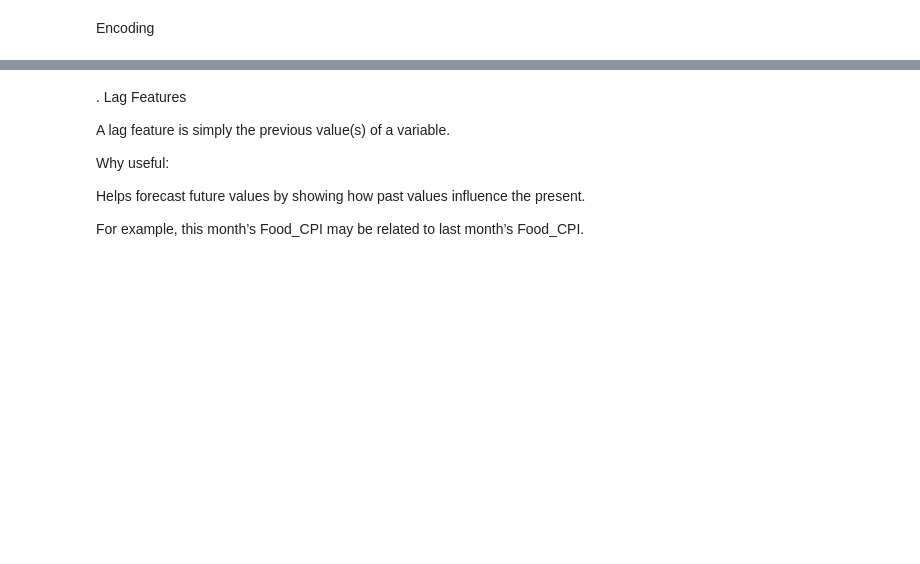
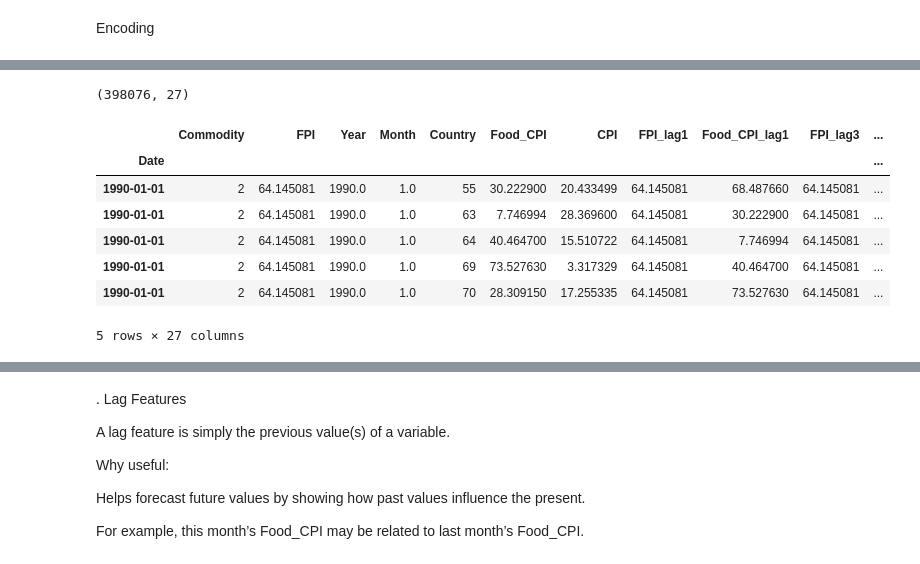
Before and after one commit to j-o-y-14/FOOD_PRICE_MONITOR, a Jupyter notebook: food.ipynb, the cells around one changed output, grey strips where cells are left out. Cells and saved outputs as stored; diff of their text form; code cells hidden in the pictures; blank space fills up the shorter version.

```diff
--- a/food.ipynb
+++ b/food.ipynb
@@ -626,18 +638,22 @@ merged.tail()
 Encoding
 # %%
 from sklearn.preprocessing import LabelEncoder
-
-# Copy dataset for ML models
-ml_df = merged.copy()
 
 # Label encode Commodity and Country
 for col in ['Commodity', 'Country']:
     le = LabelEncoder()
-    ml_df[col] = le.fit_transform(ml_df[col])
+    merged[col] = le.fit_transform(merged[col])
 # %%
-# Lag features
-
-lags = [1, 3, 6, 12]  # months
+# --- Lag Features ---
+lags = [1, 3, 6, 12]
 for lag in lags:
-    ts_df[f'FPI_lag{lag}'] = ts_df['FPI'].shift(lag)
-    ts_df[f'Food_CPI_lag{lag}'] = ts_df['Food_CPI'].shift(lag)
+    merged[f'FPI_lag{lag}'] = merged['FPI'].shift(lag)
+    merged[f'Food_CPI_lag{lag}'] = merged['Food_CPI'].shift(lag)
+# %%
+# --- Rolling Features ---
+windows = [3, 6, 12]
+for window in windows:
+    merged[f'FPI_roll_mean_{window}'] = merged['FPI'].rolling(window=window).mean()
+    merged[f'FPI_roll_std_{window}'] = merged['FPI'].rolling(window=window).std()
+    merged[f'Food_CPI_roll_mean_{window}'] = merged['Food_CPI'].rolling(window=window).mean()
+    merged[f'Food_CPI_roll_std_{window}'] = merged['Food_CPI'].rolling(window=window).std()
@@ -643,0 +703,15 @@ for lag in lags:
+# %%
+merged.shape
+# %% [output]
+(398076, 27)
+# %%
+merged.head()
+# %% [output]
+|  | Commodity | FPI | Year | Month | Country | Food_CPI | CPI | FPI_lag1 | Food_CPI_lag1 | FPI_lag3 | ... |
+| Date |  |  |  |  |  |  |  |  |  |  | ... |
+| 1990-01-01 | 2 | 64.145081 | 1990.0 | 1.0 | 55 | 30.222900 | 20.433499 | 64.145081 | 68.487660 | 64.145081 | ... |
+| 1990-01-01 | 2 | 64.145081 | 1990.0 | 1.0 | 63 | 7.746994 | 28.369600 | 64.145081 | 30.222900 | 64.145081 | ... |
+| 1990-01-01 | 2 | 64.145081 | 1990.0 | 1.0 | 64 | 40.464700 | 15.510722 | 64.145081 | 7.746994 | 64.145081 | ... |
+| 1990-01-01 | 2 | 64.145081 | 1990.0 | 1.0 | 69 | 73.527630 | 3.317329 | 64.145081 | 40.464700 | 64.145081 | ... |
+| 1990-01-01 | 2 | 64.145081 | 1990.0 | 1.0 | 70 | 28.309150 | 17.255335 | 64.145081 | 73.527630 | 64.145081 | ... |
+5 rows × 27 columns
```
Also changed, not shown: parts of 30 cells of this notebook, 1 other file.
